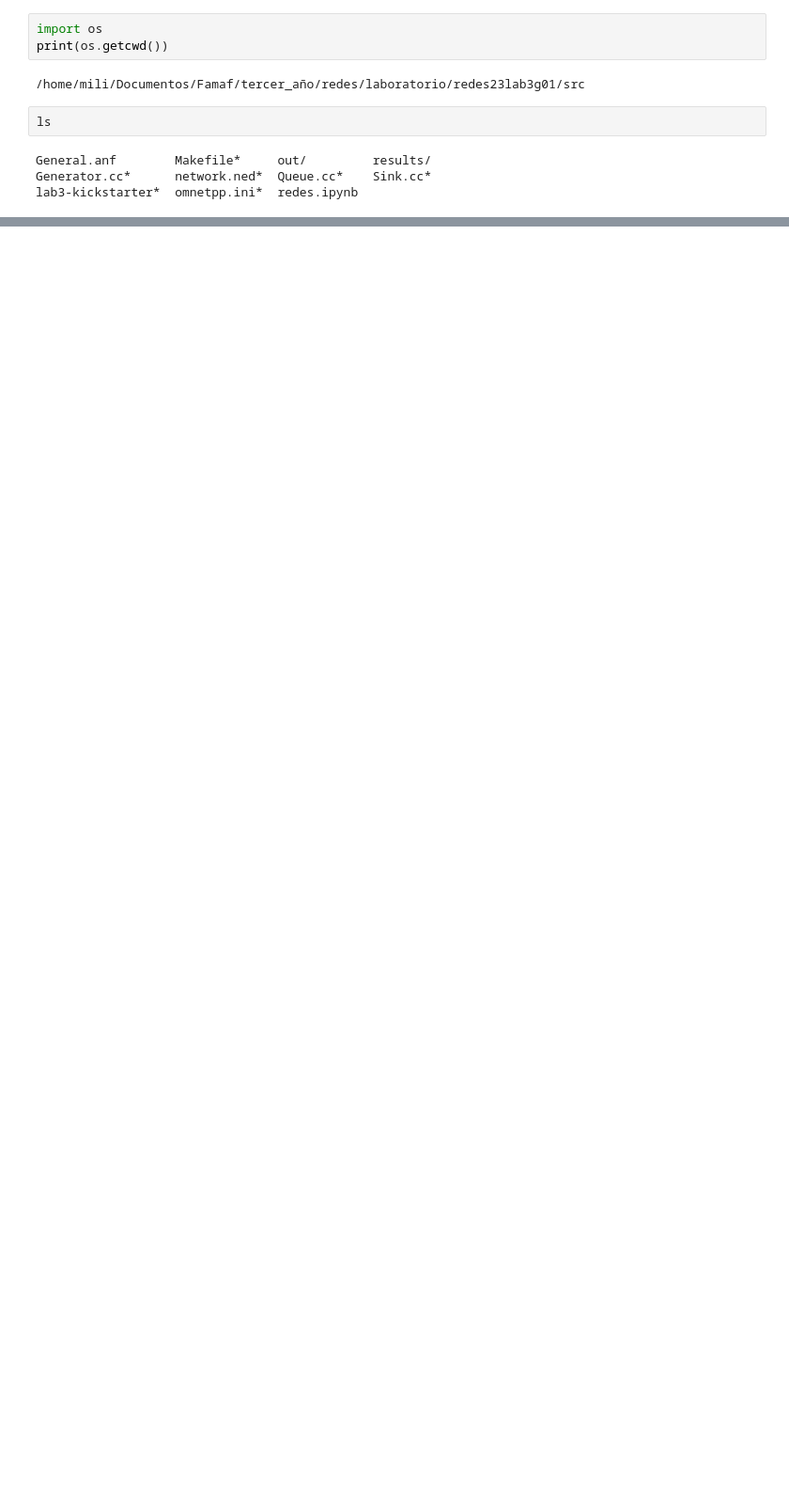
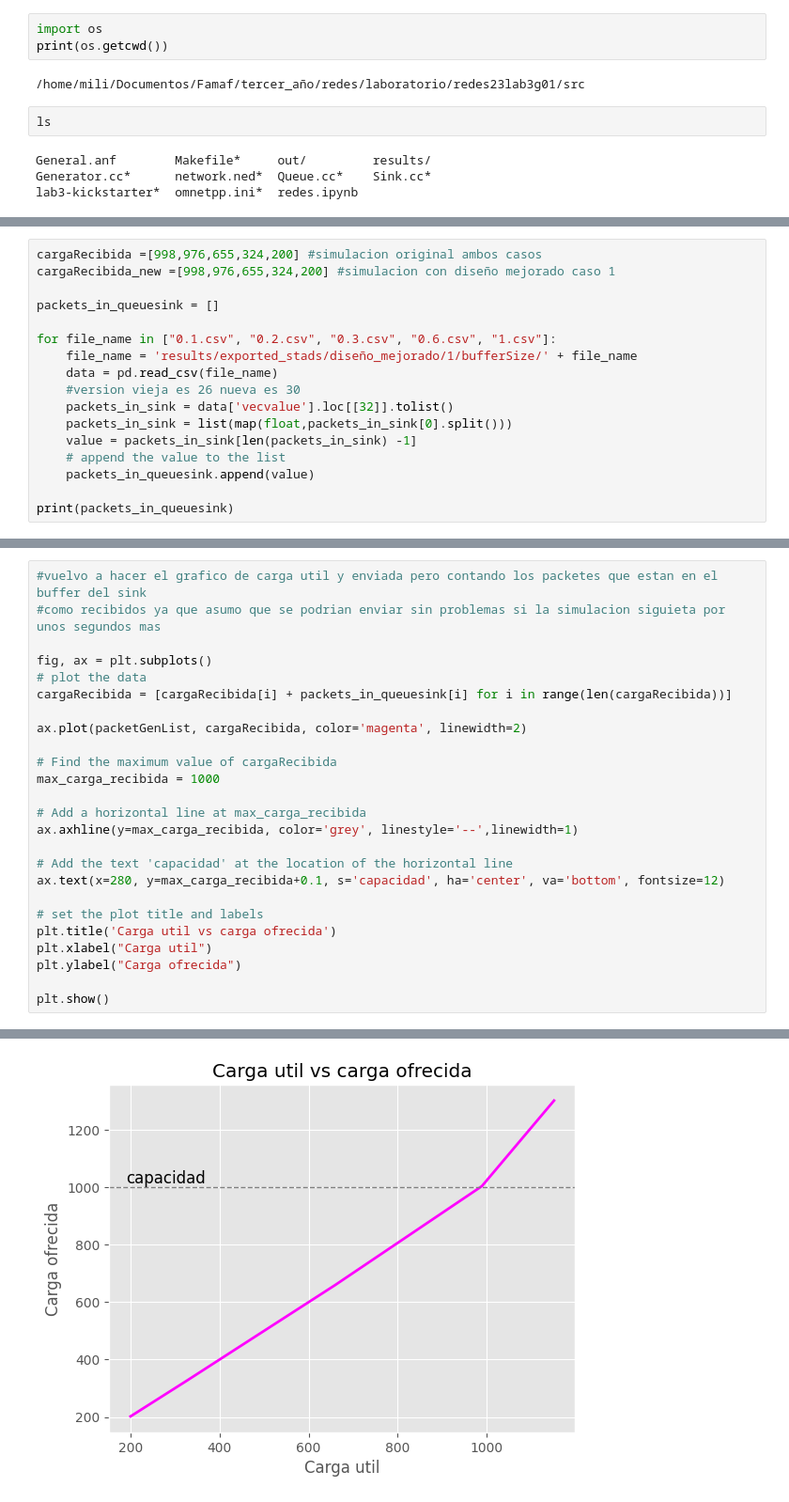
Before and after one commit to milicarabelos/Analisis-de-flujo-y-congestion-simulacion-discreta, a Jupyter notebook: src/redes.ipynb, the cells around one changed output, grey strips where cells are left out. Shown at 94% size. Saved outputs shown, nothing was run; the diff lists cells and outputs as text; blank space fills up the shorter version.

```diff
--- a/src/redes.ipynb
+++ b/src/redes.ipynb
@@ -152,0 +207,17 @@ plt.show()
+# %%
+cargaRecibida =[998,976,655,324,200] #simulacion original ambos casos
+cargaRecibida_new =[998,976,655,324,200] #simulacion con diseño mejorado caso 1
+
+packets_in_queuesink = []
+
+for file_name in ["0.1.csv", "0.2.csv", "0.3.csv", "0.6.csv", "1.csv"]:
+    file_name = 'results/exported_stads/diseño_mejorado/1/bufferSize/' + file_name
+    data = pd.read_csv(file_name)
+    #version vieja es 26 nueva es 30
+    packets_in_sink = data['vecvalue'].loc[[32]].tolist()
+    packets_in_sink = list(map(float,packets_in_sink[0].split()))
+    value = packets_in_sink[len(packets_in_sink) -1]
+    # append the value to the list
+    packets_in_queuesink.append(value)
+
+print(packets_in_queuesink)
@@ -152,0 +235,26 @@ plt.show()
+# %%
+#vuelvo a hacer el grafico de carga util y enviada pero contando los packetes que estan en el buffer del sink
+#como recibidos ya que asumo que se podrian enviar sin problemas si la simulacion siguieta por unos segundos mas
+
+fig, ax = plt.subplots()
+# plot the data
+cargaRecibida = [cargaRecibida[i] + packets_in_queuesink[i] for i in range(len(cargaRecibida))]
+
+ax.plot(packetGenList, cargaRecibida, color='magenta', linewidth=2)
+
+# Find the maximum value of cargaRecibida
+max_carga_recibida = 1000
+
+# Add a horizontal line at max_carga_recibida
+ax.axhline(y=max_carga_recibida, color='grey', linestyle='--',linewidth=1)
+
+# Add the text 'capacidad' at the location of the horizontal line
+ax.text(x=280, y=max_carga_recibida+0.1, s='capacidad', ha='center', va='bottom', fontsize=12)
+
+# set the plot title and labels
+plt.title('Carga util vs carga ofrecida')
+plt.xlabel("Carga util")
+plt.ylabel("Carga ofrecida")
+
+plt.show()
+# %% [output]
@@ -152,0 +263 @@ plt.show()
+[figure, added]
```
Also changed, not shown: parts of 11 cells of this notebook, 22 other files.
